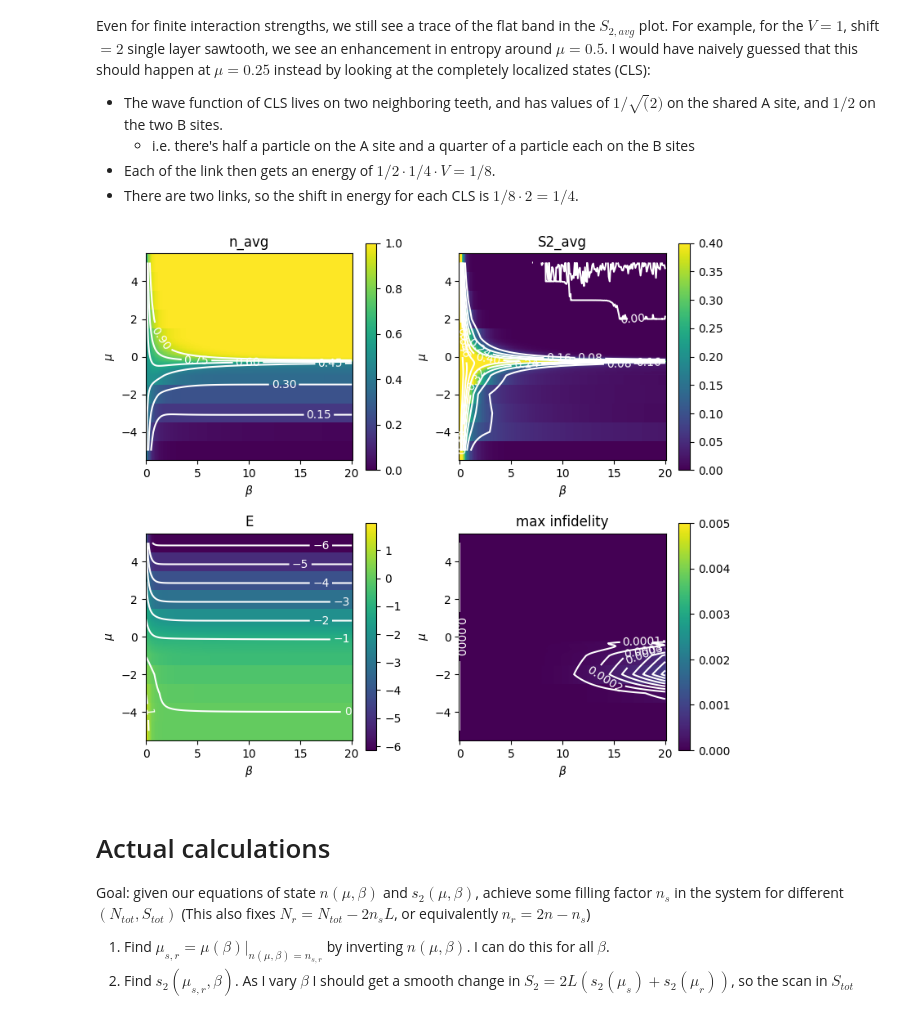
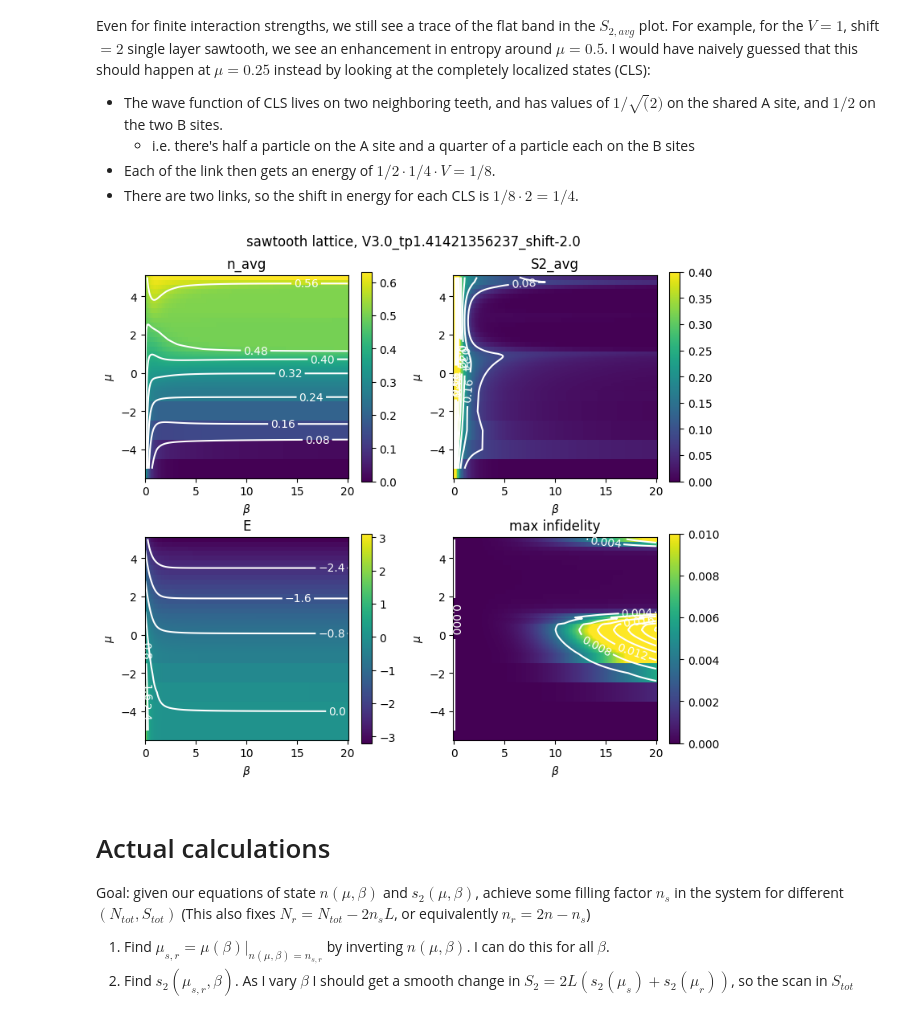
Before and after one commit to Shao-Wen-Chang/E9_constant, a Jupyter notebook: projects/flat_band_cooling/tenpy_results/eos_matcher.ipynb, the cells around one changed output. Cells and saved outputs as stored; diff of their text form; code cells hidden in the pictures.

```diff
--- a/projects/flat_band_cooling/tenpy_results/eos_matcher.ipynb
+++ b/projects/flat_band_cooling/tenpy_results/eos_matcher.ipynb
@@ -23,18 +25,25 @@ How I treat folder parameters:
 # I had to keep the data files in the download folder, otherwise the folder names are too long
 data_folder = Path(r"C:\Users\ken92\Downloads\Shao-Wen Data")
 # Interacting
-tnpspc = {  # tenpy specs used to generate folder names
-    "geometry": "sawtooth",
-    "spin": "spinless",      # "spinful", "spinless"
-    "interacting": "I",             # "I", "NI"
-    "L": 25,
-    "chi": 64,
-}
-V_model = -0.1
-shift_model = -2
-tp_model = 1.41421356237
-# scan_name = f"{tnpspc['geometry']}_{tnpspc['spin']}_I_L{tnpspc['L']}_chi{tnpspc['chi']}.tar"
-scan_name = f"ST_SL_I_L25_t1_tpsqrt2_shf{shift_model}_V{V_model}_chi64"
+geometry = "sawtooth" # "sawtooth", "kagome"
+L_subregion = 50
+chi_tenpy = 64
+V_model = 3.0
+
+# geometry specific parameters
+tp_ST = 1.41421356237
+shift_ST = -2.0
+
+scan_name = f"ST_SL_I_L{L_subregion}_t1_tpsqrt2_shf{int(shift_ST)}_V{V_model}_chi{chi_tenpy}.tar"
+# %%
+N_sites = 2 * L_subregion
+geom_spec_str = f"V{V_model}_tp{tp_ST}_shift{shift_ST}"
+# For checking folder parameter consistency
+tnpspc = {
+    "geometry": geometry,
+    "L": L_subregion,
+    "chi": chi_tenpy,
+}
 # %% [markdown]
 Interacting and non-interacting data is stored differently and require different unpacking methods.
 # %%
@@ -72,7 +81,7 @@ for i_f, sf_path in enumerate(subfolder_list):
             folder_params_shared = folder_params.copy()
             for k, v in tnpspc.items():
                 if folder_params_shared[k] != v:
-                    raise(ValueError("mismatch in tenpy parameters"))
+                    raise(ValueError(f"mismatch in tenpy parameter {k}: specified {v}, but {folder_params_shared[k]} from folder"))
         else:
             if folder_params != folder_params_shared:
                 print(folder_params)
@@ -132,5 +136,5 @@ Each subregion contains 25 unit cells
 # %%
-df_filtered = df_all_data.query(f"(V == {V_model}) & (shift == {shift_model})")
+df_filtered = df_all_data.query(f"(V == {V_model}) & (shift == {shift_ST})")
 idx_list = ["mu", "beta"]
 df_filtered = df_filtered.set_index(idx_list).sort_index()
 
@@ -153,21 +157,22 @@ ov_grid = df_filtered["ov"].unstack("beta").loc[mu_vals, beta_vals].to_numpy()
 # %%
 if bool_plot:
     fig_ns, axes_ns = plt.subplots(2, 2, figsize = (8, 7))
     for ax, vals, str_label, clim in zip(axes_ns.flatten(),
                         [n_grid, s2_grid, e_grid, 1 - ov_grid],
                         ["n_avg", "S2_avg", "E", "max infidelity"],
-                        [None, (0., 0.4), None, (0, 0.005)],):
+                        [None, (0., 0.4), None, (0, 0.01)],):
         img = ax.pcolormesh(beta_vals, mu_vals, vals, clim = clim)
         ax.set_box_aspect(1)
         ax.set_title(str_label)
         ax.set_xlabel(r"$\beta$")
         ax.set_ylabel(r"$\mu$")
         cntr = ax.contour(beta_vals, mu_vals, vals, colors = "white", linestyles = "solid", levels = 8)
         ax.clabel(cntr, inline = True)
         fig_ns.colorbar(img, ax = ax)
+    fig_ns.suptitle(f"{geometry} lattice, {geom_spec_str}")
     fig_ns.tight_layout()
 # %% [output]
-[figure, old version]
+[figure, new version]
 # %% [markdown]
 # Actual calculations
 Goal: given our equations of state $n(\mu, \beta)$ and $s_2(\mu, \beta)$, achieve some filling factor $n_s$ in the system for different $(N_{tot}, S_{tot})$
```
Also changed, not shown: parts of 15 cells of this notebook, 4 other files.
